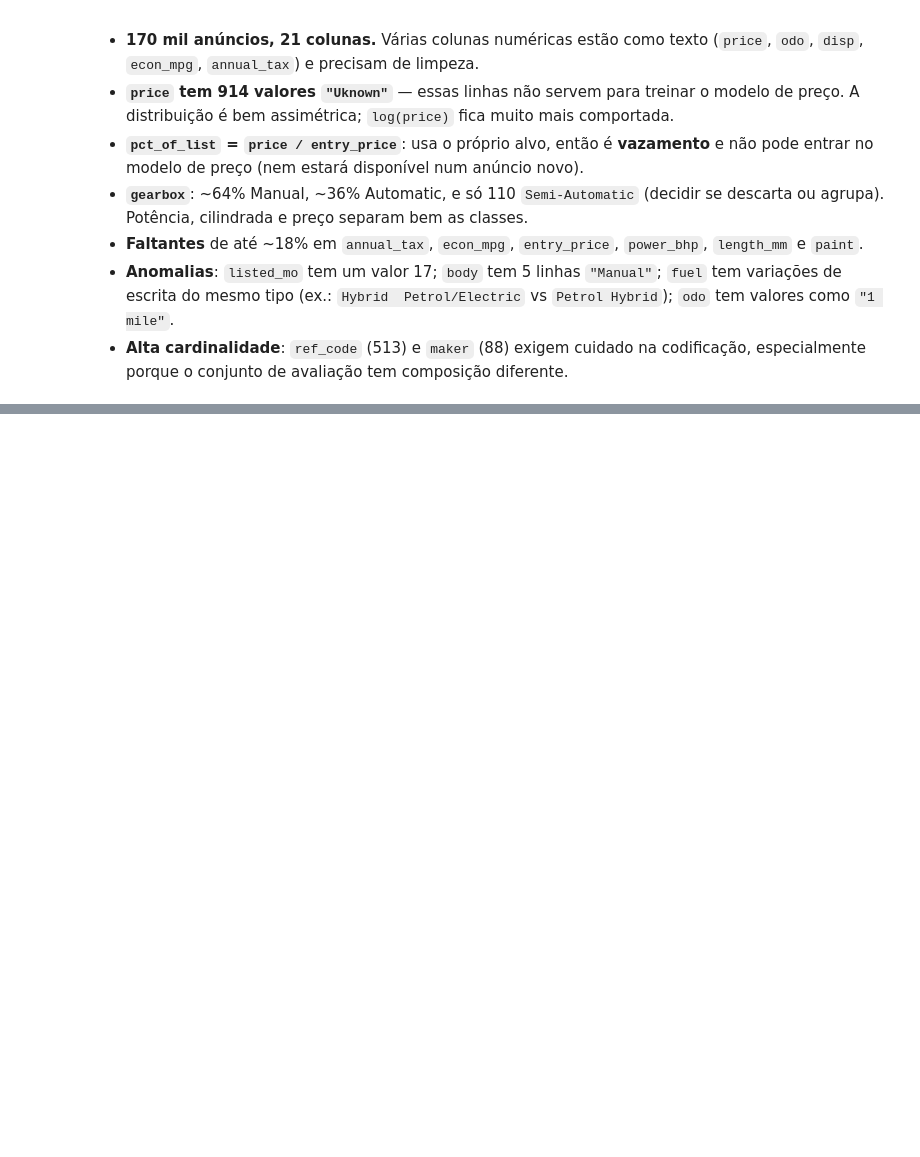
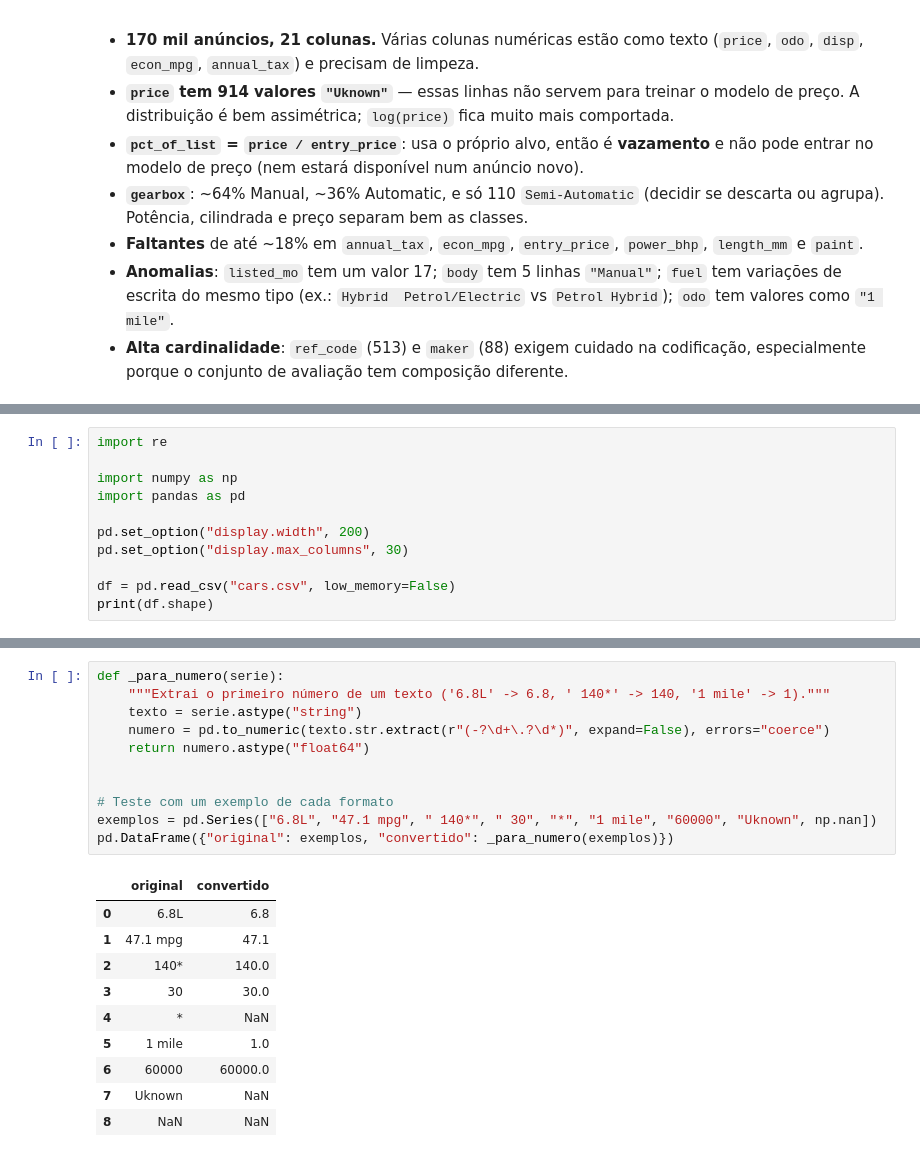
Before and after one commit to antoniosdiass-coder/projeto1, a Jupyter notebook: projeto1.ipynb, the cells around one changed output, grey strips where cells are left out. Saved outputs shown, nothing was run; the diff lists cells and outputs as text; blank space fills up the shorter version.

```diff
--- a/projeto1.ipynb
+++ b/projeto1.ipynb
@@ -119,0 +292,11 @@ plt.show()
+# %%
+import re
+
+import numpy as np
+import pandas as pd
+
+pd.set_option("display.width", 200)
+pd.set_option("display.max_columns", 30)
+
+df = pd.read_csv("cars.csv", low_memory=False)
+print(df.shape)
@@ -119,0 +449,22 @@ plt.show()
+# %%
+def _para_numero(serie):
+    """Extrai o primeiro número de um texto ('6.8L' -> 6.8, ' 140*' -> 140, '1 mile' -> 1)."""
+    texto = serie.astype("string")
+    numero = pd.to_numeric(texto.str.extract(r"(-?\d+\.?\d*)", expand=False), errors="coerce")
+    return numero.astype("float64")
+
+
+# Teste com um exemplo de cada formato
+exemplos = pd.Series(["6.8L", "47.1 mpg", " 140*", " 30", "*", "1 mile", "60000", "Uknown", np.nan])
+pd.DataFrame({"original": exemplos, "convertido": _para_numero(exemplos)})
+# %% [output]
+|  | original | convertido |
+| 0 | 6.8L | 6.8 |
+| 1 | 47.1 mpg | 47.1 |
+| 2 | 140* | 140.0 |
+| 3 | 30 | 30.0 |
+| 4 | * | NaN |
+| 5 | 1 mile | 1.0 |
+| 6 | 60000 | 60000.0 |
+| 7 | Uknown | NaN |
+| 8 | NaN | NaN |
```
Also changed, not shown: parts of 62 cells of this notebook.
